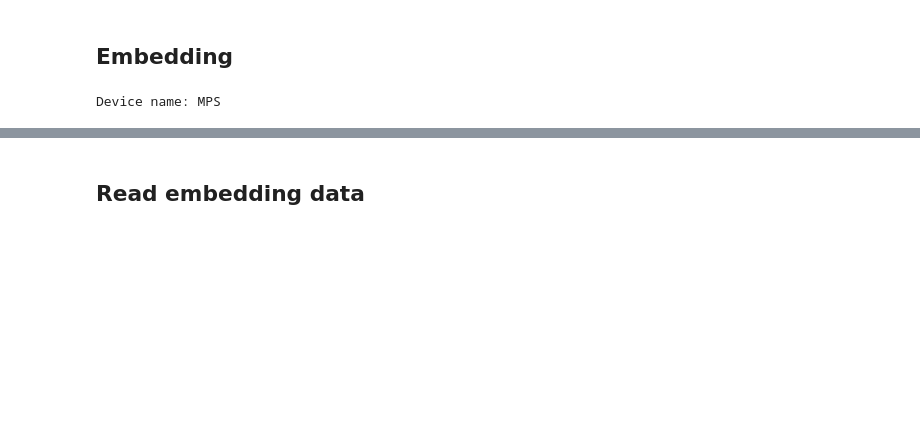
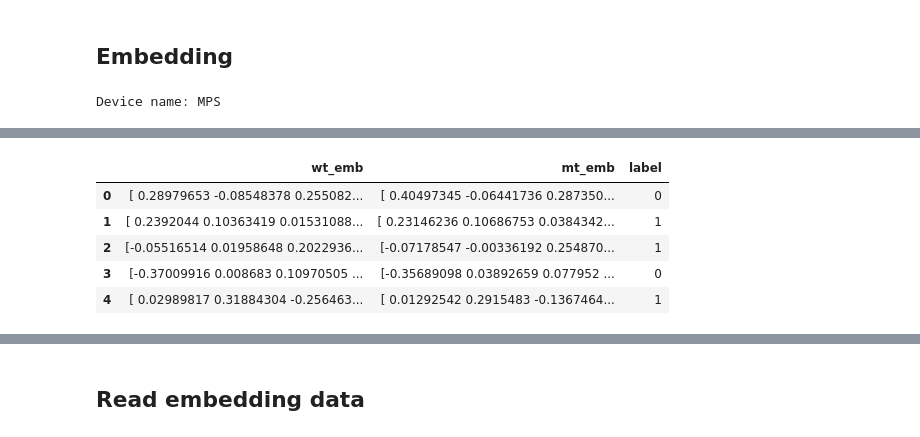
Before and after one commit to wlin16/T5_Protein_Sequence, a Jupyter notebook: ipynb_files/T5_MLP.ipynb, the cells around one changed output, grey strips where cells are left out. Cells and saved outputs as stored; diff of their text form; code cells hidden in the pictures; blank space fills up the shorter version.

```diff
--- a/ipynb_files/T5_MLP.ipynb
+++ b/ipynb_files/T5_MLP.ipynb
@@ -223,0 +323,11 @@ finally:
+# %%
+mode_1_test = pd.read_csv('../data/balanced_same_seq/mode_1_test.csv')
+# %%
+mode_1_test.head()
+# %% [output]
+|  | wt_emb | mt_emb | label |
+| 0 | [ 0.28979653 -0.08548378 0.255082... | [ 0.40497345 -0.06441736 0.287350... | 0 |
+| 1 | [ 0.2392044 0.10363419 0.01531088... | [ 0.23146236 0.10686753 0.0384342... | 1 |
+| 2 | [-0.05516514 0.01958648 0.2022936... | [-0.07178547 -0.00336192 0.254870... | 1 |
+| 3 | [-0.37009916 0.008683 0.10970505 ... | [-0.35689098 0.03892659 0.077952 ... | 0 |
+| 4 | [ 0.02989817 0.31884304 -0.256463... | [ 0.01292542 0.2915483 -0.1367464... | 1 |
```
Also changed, not shown: parts of 32 cells of this notebook, 3 other files.
